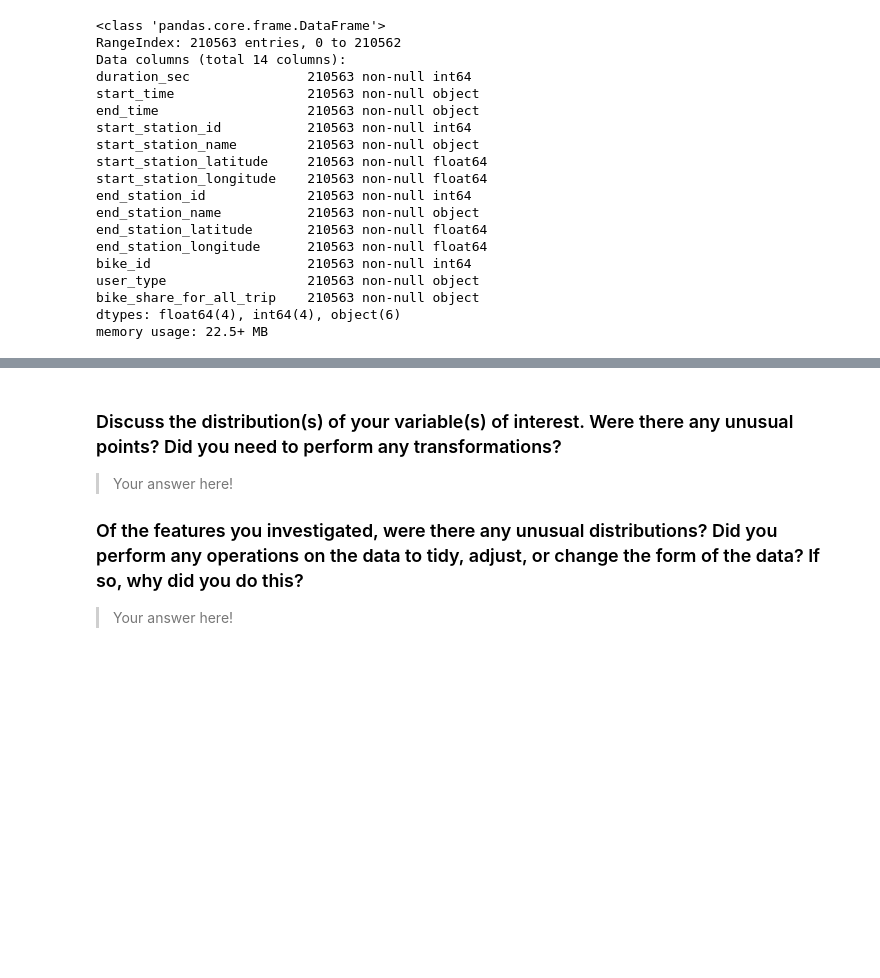
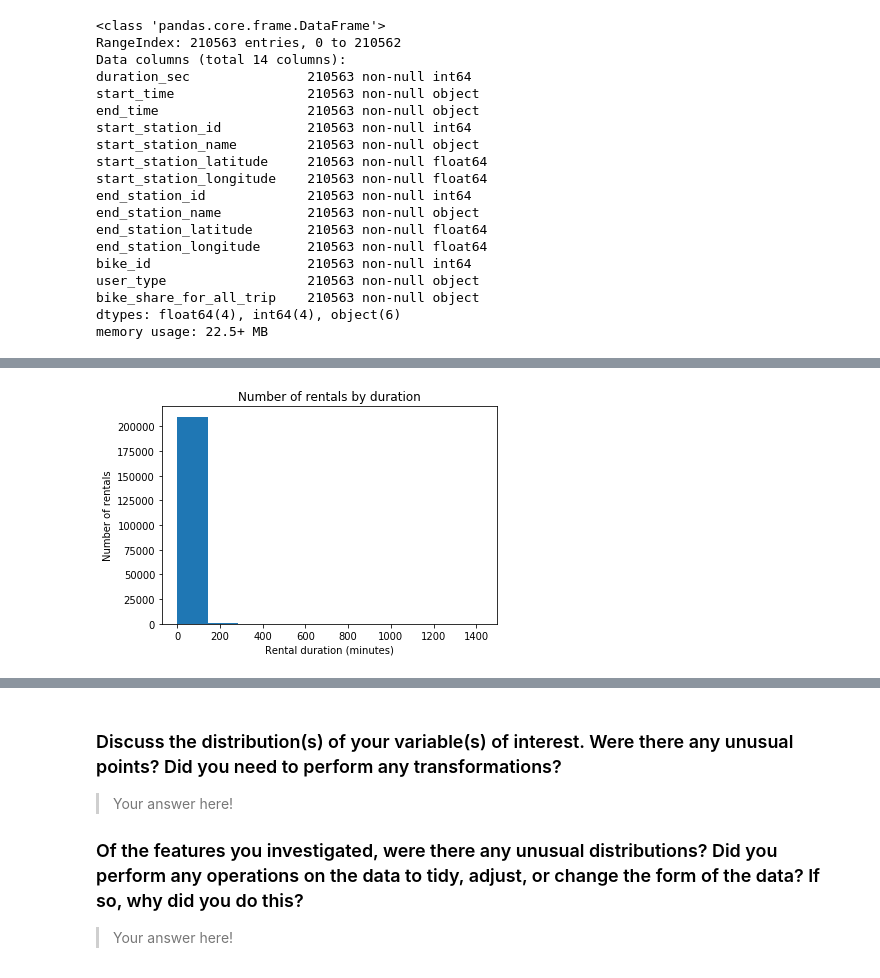
Before and after one commit to RachelStrate/Communicate-Findings-Project, a Jupyter notebook: exploration_template.ipynb, the cells around one changed output, grey strips where cells are left out. Drawn from its saved outputs; the diff is of its cells as text; code cells hidden in the pictures; blank space fills up the shorter version.

```diff
--- a/exploration_template.ipynb
+++ b/exploration_template.ipynb
@@ -107,0 +338,8 @@ you plan on investigating next.
+# %%
+#Plotting a basic histogram provides very little detail with the majority of the data lumped into the first bin.
+plt.hist(df.duration_min)
+plt.ylabel('Number of rentals')
+plt.xlabel('Rental duration (minutes)')
+plt.title('Number of rentals by duration');
+# %% [output]
+[figure, added]
```
Also changed, not shown: parts of 94 cells of this notebook.
